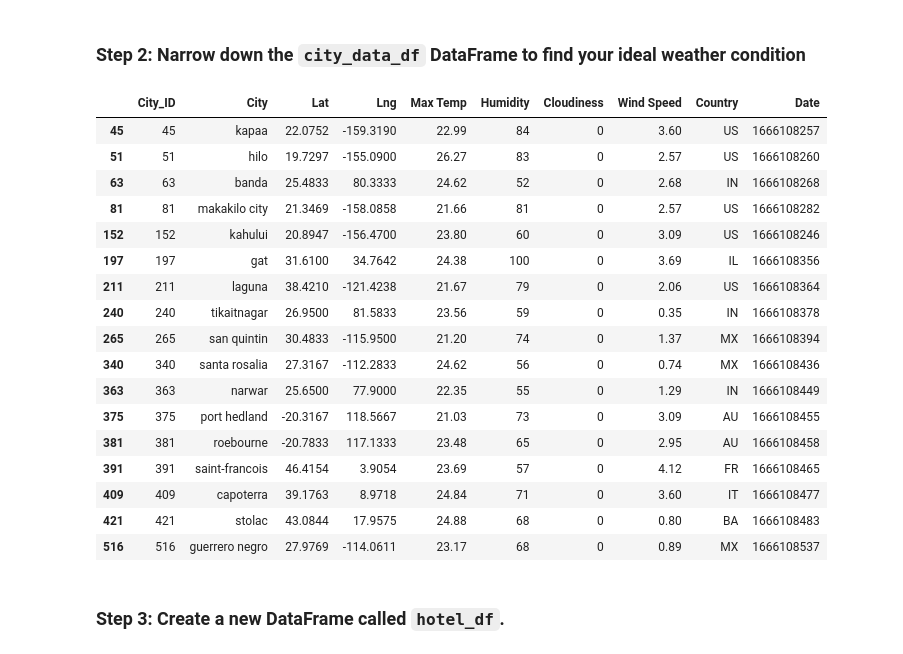
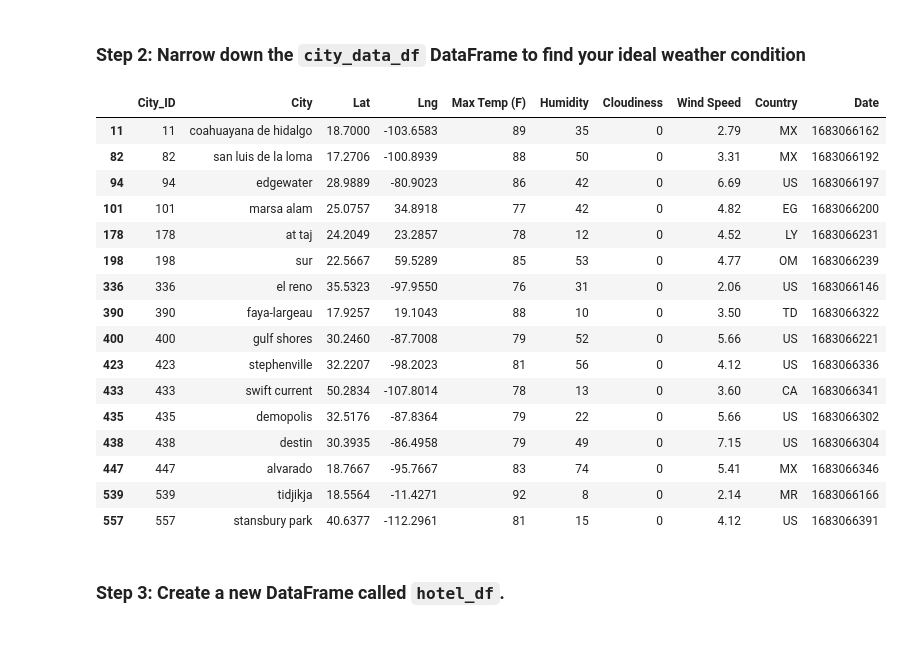
Before and after one commit to OEinarsson/python-api-challenge, a Jupyter notebook: Starter_Code/starter_code/VacationPy.ipynb, the cells around one changed output. Cells and saved outputs as stored; diff of their text form; code cells hidden in the pictures.

```diff
--- a/Starter_Code/starter_code/VacationPy.ipynb
+++ b/Starter_Code/starter_code/VacationPy.ipynb
@@ -55,32 +55,36 @@ cities_plot
 ### Step 2: Narrow down the `city_data_df` DataFrame to find your ideal weather condition
 # %%
 # Narrow down cities that fit criteria and drop any results with null values
-# YOUR CODE HERE
+high_temp = 95
+lowest_temp = 75
+wind_speed = 8
+cloud = 0
+
+city_data_df = city_data_df.loc[(city_data_df['Max Temp (F)'] < high_temp) & (city_data_df['Max Temp (F)'] > lowest_temp) & (city_data_df['Wind Speed'] < wind_speed) & (city_data_df['Cloudiness'] == 0)]
 
 # Drop any rows with null values
-# YOUR CODE HERE
+city_data_df.dropna()
 
 # Display sample data
-# YOUR CODE HERE
+city_data_df
 # %% [output]
-|  | City_ID | City | Lat | Lng | Max Temp | Humidity | Cloudiness | Wind Speed | Country | Date |
-| 45 | 45 | kapaa | 22.0752 | -159.3190 | 22.99 | 84 | 0 | 3.60 | US | 1666108257 |
-| 51 | 51 | hilo | 19.7297 | -155.0900 | 26.27 | 83 | 0 | 2.57 | US | 1666108260 |
-| 63 | 63 | banda | 25.4833 | 80.3333 | 24.62 | 52 | 0 | 2.68 | IN | 1666108268 |
-| 81 | 81 | makakilo city | 21.3469 | -158.0858 | 21.66 | 81 | 0 | 2.57 | US | 1666108282 |
-| 152 | 152 | kahului | 20.8947 | -156.4700 | 23.80 | 60 | 0 | 3.09 | US | 1666108246 |
-| 197 | 197 | gat | 31.6100 | 34.7642 | 24.38 | 100 | 0 | 3.69 | IL | 1666108356 |
-| 211 | 211 | laguna | 38.4210 | -121.4238 | 21.67 | 79 | 0 | 2.06 | US | 1666108364 |
-| 240 | 240 | tikaitnagar | 26.9500 | 81.5833 | 23.56 | 59 | 0 | 0.35 | IN | 1666108378 |
-| 265 | 265 | san quintin | 30.4833 | -115.9500 | 21.20 | 74 | 0 | 1.37 | MX | 1666108394 |
-| 340 | 340 | santa rosalia | 27.3167 | -112.2833 | 24.62 | 56 | 0 | 0.74 | MX | 1666108436 |
-| 363 | 363 | narwar | 25.6500 | 77.9000 | 22.35 | 55 | 0 | 1.29 | IN | 1666108449 |
-| 375 | 375 | port hedland | -20.3167 | 118.5667 | 21.03 | 73 | 0 | 3.09 | AU | 1666108455 |
-| 381 | 381 | roebourne | -20.7833 | 117.1333 | 23.48 | 65 | 0 | 2.95 | AU | 1666108458 |
-| 391 | 391 | saint-francois | 46.4154 | 3.9054 | 23.69 | 57 | 0 | 4.12 | FR | 1666108465 |
-| 409 | 409 | capoterra | 39.1763 | 8.9718 | 24.84 | 71 | 0 | 3.60 | IT | 1666108477 |
-| 421 | 421 | stolac | 43.0844 | 17.9575 | 24.88 | 68 | 0 | 0.80 | BA | 1666108483 |
-| 516 | 516 | guerrero negro | 27.9769 | -114.0611 | 23.17 | 68 | 0 | 0.89 | MX | 1666108537 |
+|  | City_ID | City | Lat | Lng | Max Temp (F) | Humidity | Cloudiness | Wind Speed | Country | Date |
+| 11 | 11 | coahuayana de hidalgo | 18.7000 | -103.6583 | 89 | 35 | 0 | 2.79 | MX | 1683066162 |
+| 82 | 82 | san luis de la loma | 17.2706 | -100.8939 | 88 | 50 | 0 | 3.31 | MX | 1683066192 |
+| 94 | 94 | edgewater | 28.9889 | -80.9023 | 86 | 42 | 0 | 6.69 | US | 1683066197 |
+| 101 | 101 | marsa alam | 25.0757 | 34.8918 | 77 | 42 | 0 | 4.82 | EG | 1683066200 |
+| 178 | 178 | at taj | 24.2049 | 23.2857 | 78 | 12 | 0 | 4.52 | LY | 1683066231 |
+| 198 | 198 | sur | 22.5667 | 59.5289 | 85 | 53 | 0 | 4.77 | OM | 1683066239 |
+| 336 | 336 | el reno | 35.5323 | -97.9550 | 76 | 31 | 0 | 2.06 | US | 1683066146 |
+| 390 | 390 | faya-largeau | 17.9257 | 19.1043 | 88 | 10 | 0 | 3.50 | TD | 1683066322 |
+| 400 | 400 | gulf shores | 30.2460 | -87.7008 | 79 | 52 | 0 | 5.66 | US | 1683066221 |
+| 423 | 423 | stephenville | 32.2207 | -98.2023 | 81 | 56 | 0 | 4.12 | US | 1683066336 |
+| 433 | 433 | swift current | 50.2834 | -107.8014 | 78 | 13 | 0 | 3.60 | CA | 1683066341 |
+| 435 | 435 | demopolis | 32.5176 | -87.8364 | 79 | 22 | 0 | 5.66 | US | 1683066302 |
+| 438 | 438 | destin | 30.3935 | -86.4958 | 79 | 49 | 0 | 7.15 | US | 1683066304 |
+| 447 | 447 | alvarado | 18.7667 | -95.7667 | 83 | 74 | 0 | 5.41 | MX | 1683066346 |
+| 539 | 539 | tidjikja | 18.5564 | -11.4271 | 92 | 8 | 0 | 2.14 | MR | 1683066166 |
+| 557 | 557 | stansbury park | 40.6377 | -112.2961 | 81 | 15 | 0 | 4.12 | US | 1683066391 |
 # %% [markdown]
 ### Step 3: Create a new DataFrame called `hotel_df`.
 # %%
```
Also changed, not shown: parts of 6 cells of this notebook, 6 other files.
